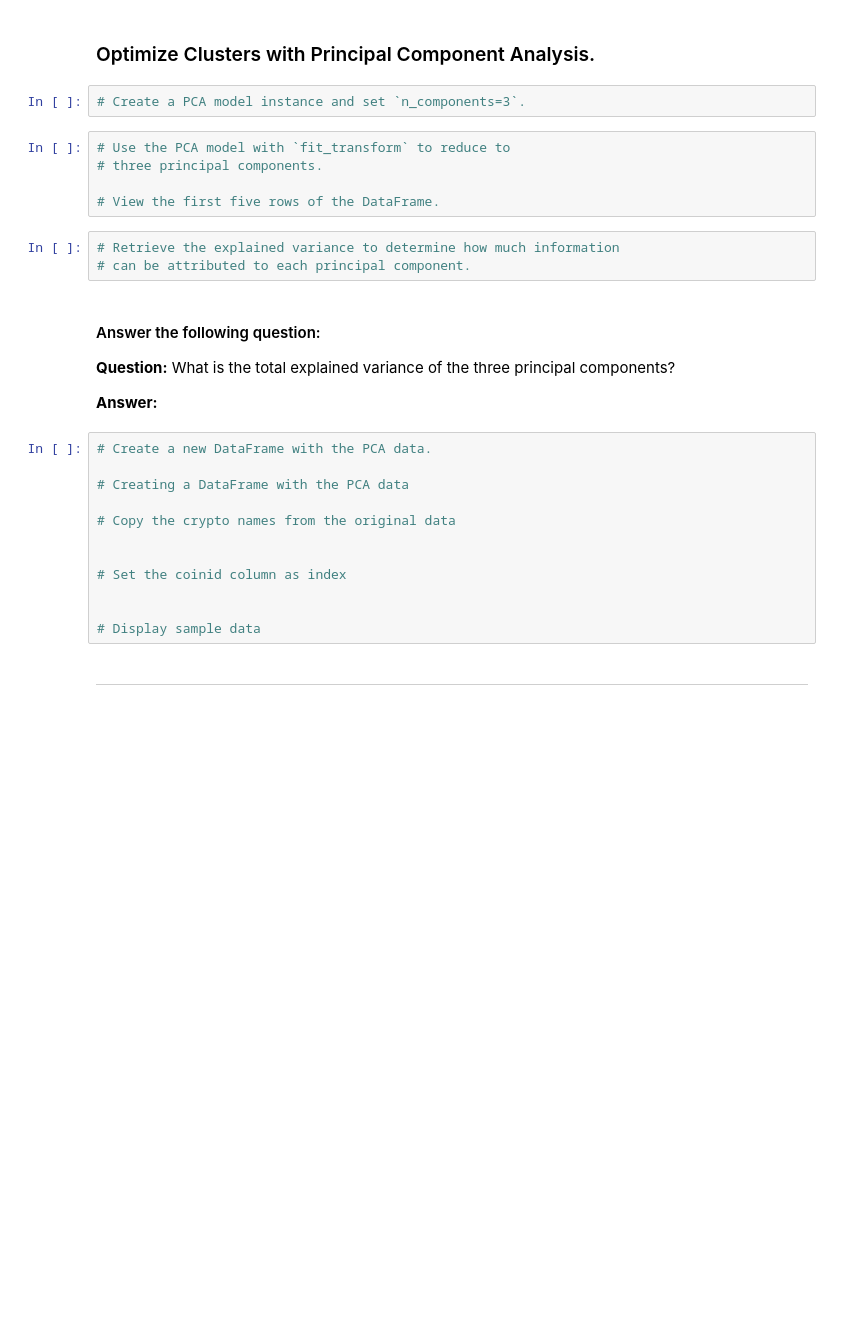
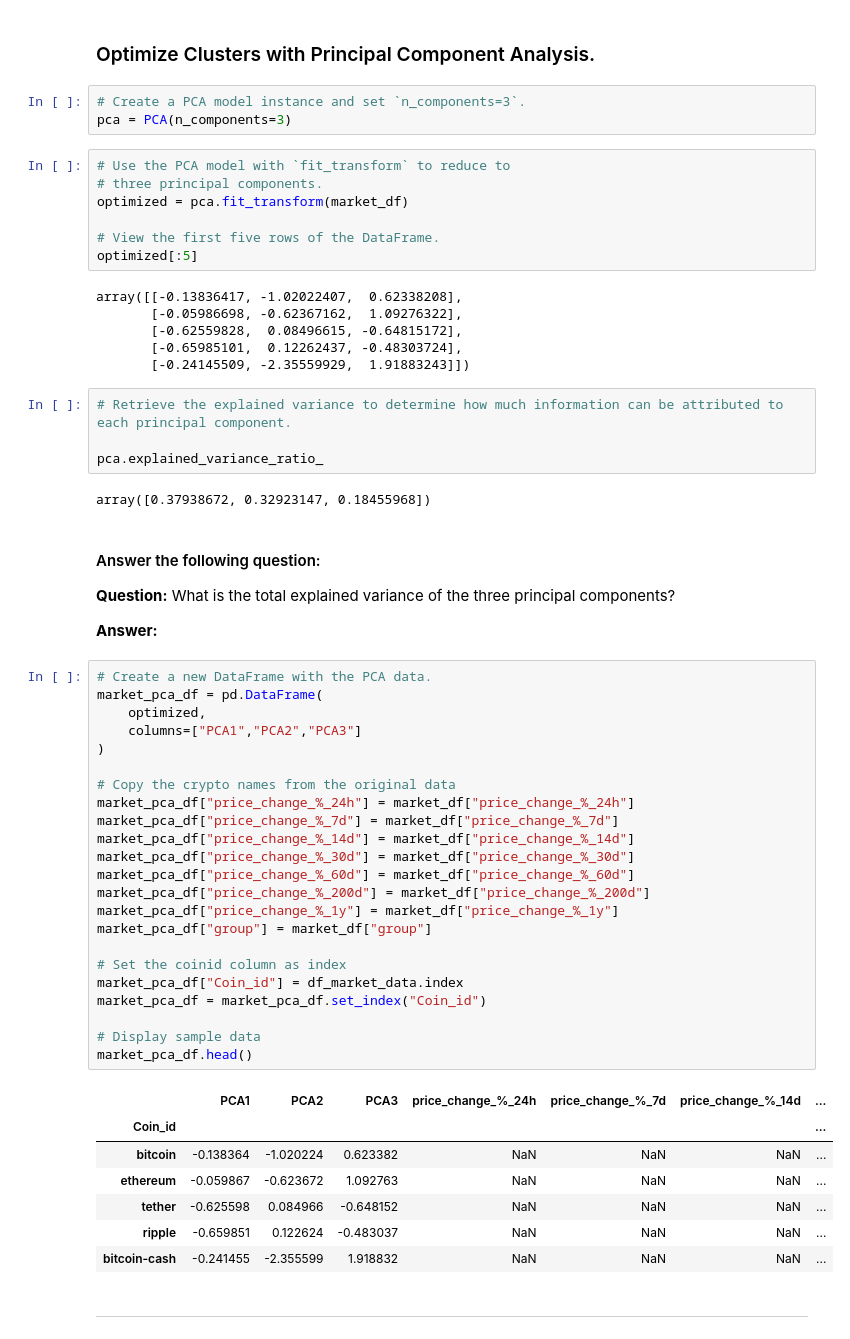
Before and after one commit to InsomniYak28/crypto-clustering, a Jupyter notebook: Crypto_Clustering.ipynb, the cells around one changed output. Drawn from its saved outputs; the diff is of its cells as text; blank space fills up the shorter version.

```diff
--- a/Crypto_Clustering.ipynb
+++ b/Crypto_Clustering.ipynb
@@ -207,32 +209,63 @@ market_df.hvplot.scatter(
 ### Optimize Clusters with Principal Component Analysis.
 # %%
 # Create a PCA model instance and set `n_components=3`.
+pca = PCA(n_components=3)
 # %%
 # Use the PCA model with `fit_transform` to reduce to
 # three principal components.
+optimized = pca.fit_transform(market_df)
 
 # View the first five rows of the DataFrame.
+optimized[:5]
+# %% [output]
+array([[-0.13836417, -1.02022407,  0.62338208],
+       [-0.05986698, -0.62367162,  1.09276322],
+       [-0.62559828,  0.08496615, -0.64815172],
+       [-0.65985101,  0.12262437, -0.48303724],
+       [-0.24145509, -2.35559929,  1.91883243]])
 # %%
-# Retrieve the explained variance to determine how much information
-# can be attributed to each principal component.
+# Retrieve the explained variance to determine how much information can be attributed to each principal component.
+
+pca.explained_variance_ratio_
+# %% [output]
+array([0.37938672, 0.32923147, 0.18455968])
 # %% [markdown]
 #### Answer the following question:
 
 **Question:** What is the total explained variance of the three principal components?
 
 **Answer:**
-# %%
-# Create a new DataFrame with the PCA data.
-
-# Creating a DataFrame with the PCA data
-
-# Copy the crypto names from the original data
-
-
-# Set the coinid column as index
-
-
-# Display sample data
+# %%
+# Create a new DataFrame with the PCA data.
+market_pca_df = pd.DataFrame(
+    optimized,
+    columns=["PCA1","PCA2","PCA3"]
+)
+
+# Copy the crypto names from the original data
+market_pca_df["price_change_%_24h"] = market_df["price_change_%_24h"]
+market_pca_df["price_change_%_7d"] = market_df["price_change_%_7d"]
+market_pca_df["price_change_%_14d"] = market_df["price_change_%_14d"]
+market_pca_df["price_change_%_30d"] = market_df["price_change_%_30d"]
+market_pca_df["price_change_%_60d"] = market_df["price_change_%_60d"]
+market_pca_df["price_change_%_200d"] = market_df["price_change_%_200d"]
+market_pca_df["price_change_%_1y"] = market_df["price_change_%_1y"]
+market_pca_df["group"] = market_df["group"]
+
+# Set the coinid column as index
+market_pca_df["Coin_id"] = df_market_data.index
+market_pca_df = market_pca_df.set_index("Coin_id")
+
+# Display sample data
+market_pca_df.head()
+# %% [output]
+|  | PCA1 | PCA2 | PCA3 | price_change_%_24h | price_change_%_7d | price_change_%_14d | ... |
+| Coin_id |  |  |  |  |  |  | ... |
+| bitcoin | -0.138364 | -1.020224 | 0.623382 | NaN | NaN | NaN | ... |
+| ethereum | -0.059867 | -0.623672 | 1.092763 | NaN | NaN | NaN | ... |
+| tether | -0.625598 | 0.084966 | -0.648152 | NaN | NaN | NaN | ... |
+| ripple | -0.659851 | 0.122624 | -0.483037 | NaN | NaN | NaN | ... |
+| bitcoin-cash | -0.241455 | -2.355599 | 1.918832 | NaN | NaN | NaN | ... |
 # %% [markdown]
 ---
 # %% [markdown]
```
Also changed, not shown: parts of 20 cells of this notebook.
